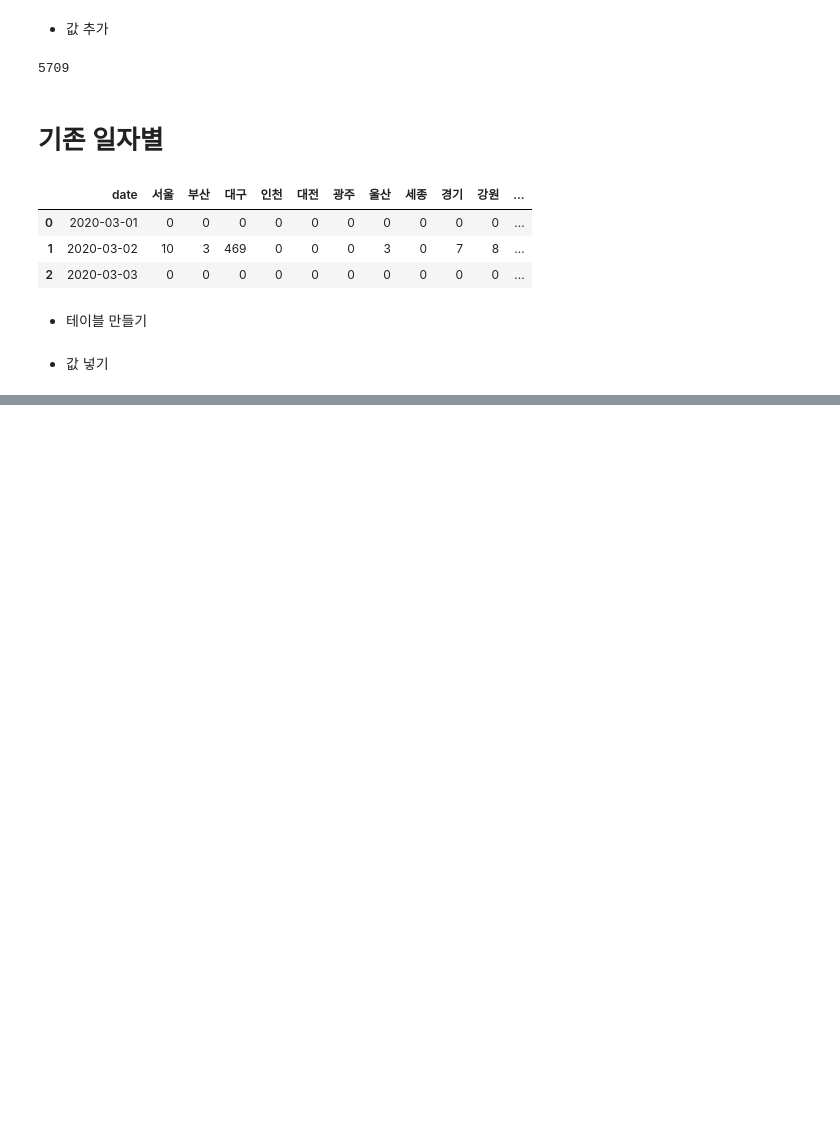
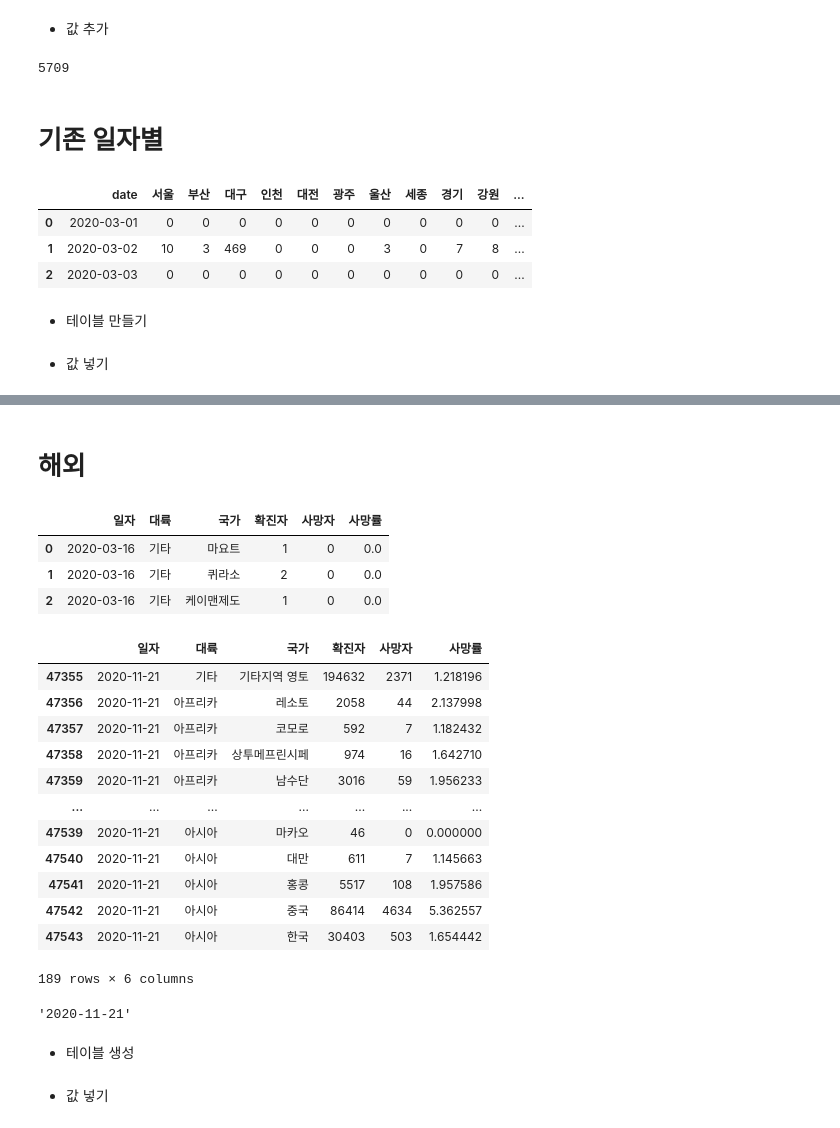
Before and after one commit to beegramin9/Flask, a Jupyter notebook: 3_module/db/dbtest.ipynb, the cells around one changed output, grey strips where cells are left out. Saved outputs shown, nothing was run; the diff lists cells and outputs as text; code cells hidden in the pictures; blank space fills up the shorter version.

```diff
--- a/3_module/db/dbtest.ipynb
+++ b/3_module/db/dbtest.ipynb
@@ -137,3 +353,37 @@ sql = """ select * from daily where """
 # %%
 # cur.close()
 # conn.close()
+# %% [markdown]
+# 해외
+# %%
+world = pd.read_csv('../static/data/covid/해외.csv',sep=',',encoding='utf8')
+del world['Unnamed: 0']
+world.head(3)
+# %% [output]
+|  | 일자 | 대륙 | 국가 | 확진자 | 사망자 | 사망률 |
+| 0 | 2020-03-16 | 기타 | 마요트 | 1 | 0 | 0.0 |
+| 1 | 2020-03-16 | 기타 | 퀴라소 | 2 | 0 | 0.0 |
+| 2 | 2020-03-16 | 기타 | 케이맨제도 | 1 | 0 | 0.0 |
+# %%
+# 어제 API에서 잘못 받아옴.
+world[world.일자 == '2020-11-21']
+# %% [output]
+|  | 일자 | 대륙 | 국가 | 확진자 | 사망자 | 사망률 |
+| 47355 | 2020-11-21 | 기타 | 기타지역 영토 | 194632 | 2371 | 1.218196 |
+| 47356 | 2020-11-21 | 아프리카 | 레소토 | 2058 | 44 | 2.137998 |
+| 47357 | 2020-11-21 | 아프리카 | 코모로 | 592 | 7 | 1.182432 |
+| 47358 | 2020-11-21 | 아프리카 | 상투메프린시페 | 974 | 16 | 1.642710 |
+| 47359 | 2020-11-21 | 아프리카 | 남수단 | 3016 | 59 | 1.956233 |
+| ... | ... | ... | ... | ... | ... | ... |
+| 47539 | 2020-11-21 | 아시아 | 마카오 | 46 | 0 | 0.000000 |
+| 47540 | 2020-11-21 | 아시아 | 대만 | 611 | 7 | 1.145663 |
+| 47541 | 2020-11-21 | 아시아 | 홍콩 | 5517 | 108 | 1.957586 |
+| 47542 | 2020-11-21 | 아시아 | 중국 | 86414 | 4634 | 5.362557 |
+| 47543 | 2020-11-21 | 아시아 | 한국 | 30403 | 503 | 1.654442 |
+189 rows × 6 columns
+# %%
+world.iloc[0,0]
+# %% [output]
+'2020-11-21'
+# %% [markdown]
+- 테이블 생성
@@ -139,0 +404,2 @@ sql = """ select * from daily where """
+# %% [markdown]
+- 값 넣기
```
Also changed, not shown: parts of 44 cells of this notebook, 12 other files.
